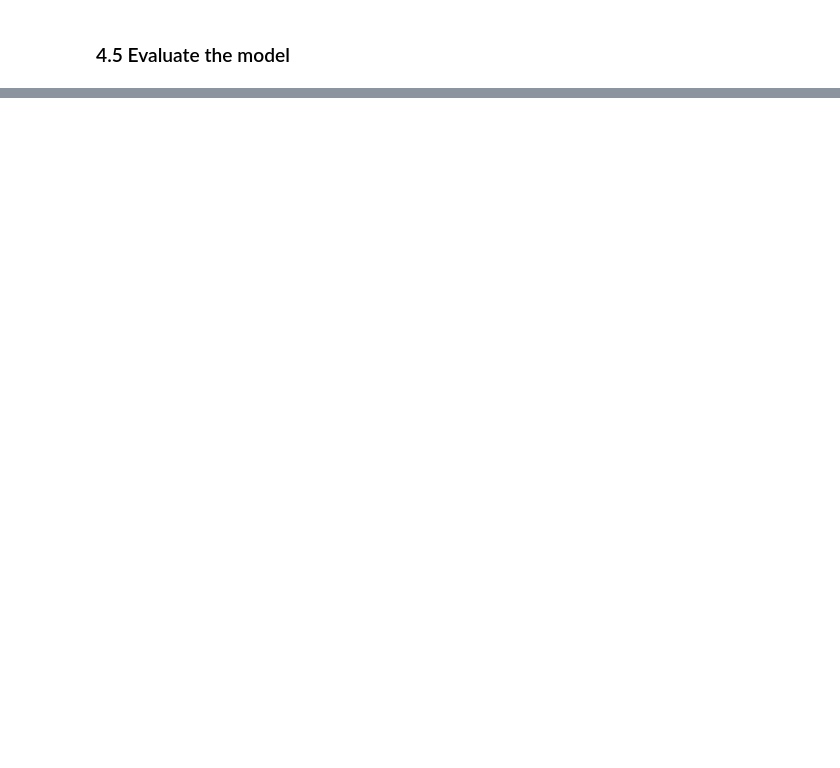
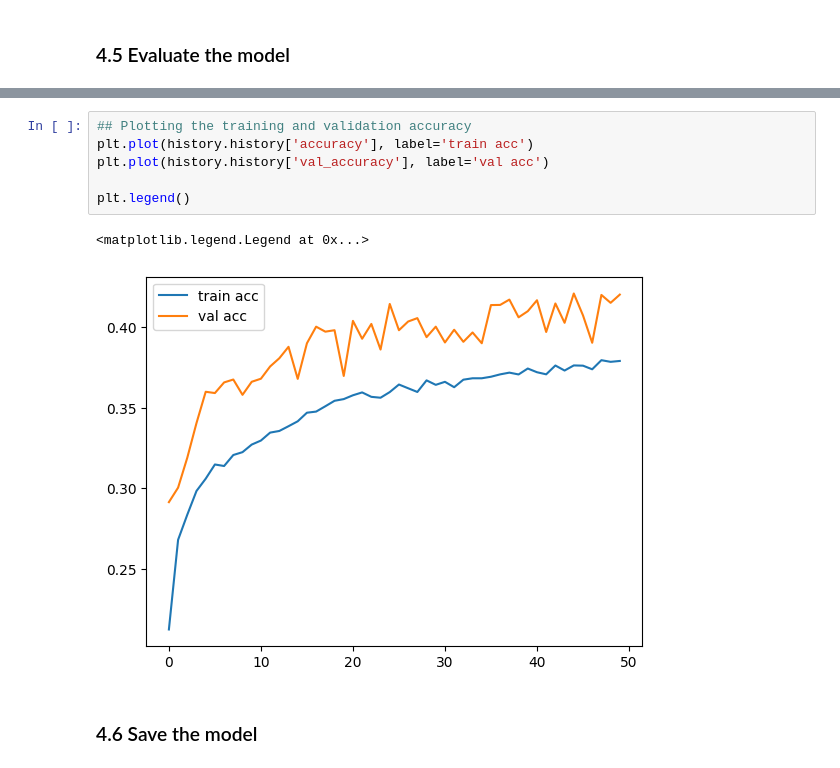
Before and after one commit to dembasowfr/mlp-cnn-comparison-cifar10, a Jupyter notebook: mlp_model.ipynb, the cells around one changed output, grey strips where cells are left out. Cells and saved outputs as stored; diff of their text form; blank space fills up the shorter version.

Commit message:
Done implementing the cnn model.

```diff
--- a/mlp_model.ipynb
+++ b/mlp_model.ipynb
@@ -248,0 +265,11 @@ NameError: name 'plt' is not defined
+# %%
+## Plotting the training and validation accuracy
+plt.plot(history.history['accuracy'], label='train acc')
+plt.plot(history.history['val_accuracy'], label='val acc')
+
+plt.legend()
+# %% [output]
+<matplotlib.legend.Legend at 0x...>
+[figure, added]
+# %% [markdown]
+### 4.6 Save the model
```
Also changed, not shown: parts of 8 cells of this notebook, 3 other files.
